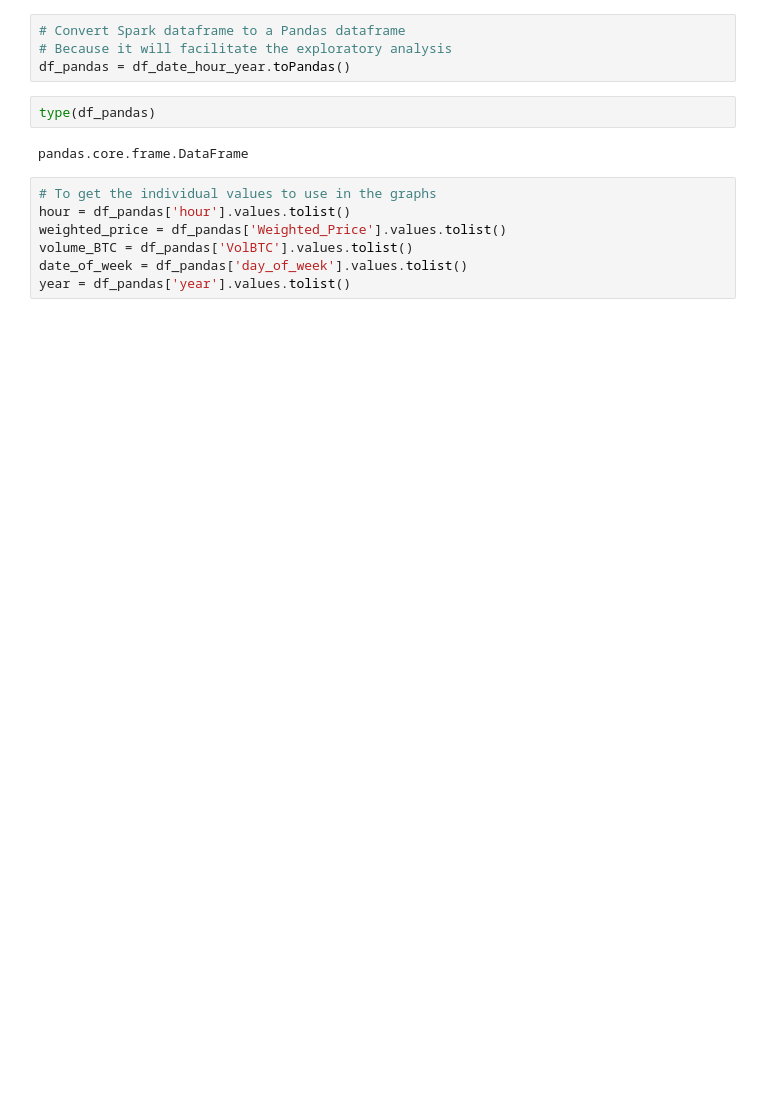
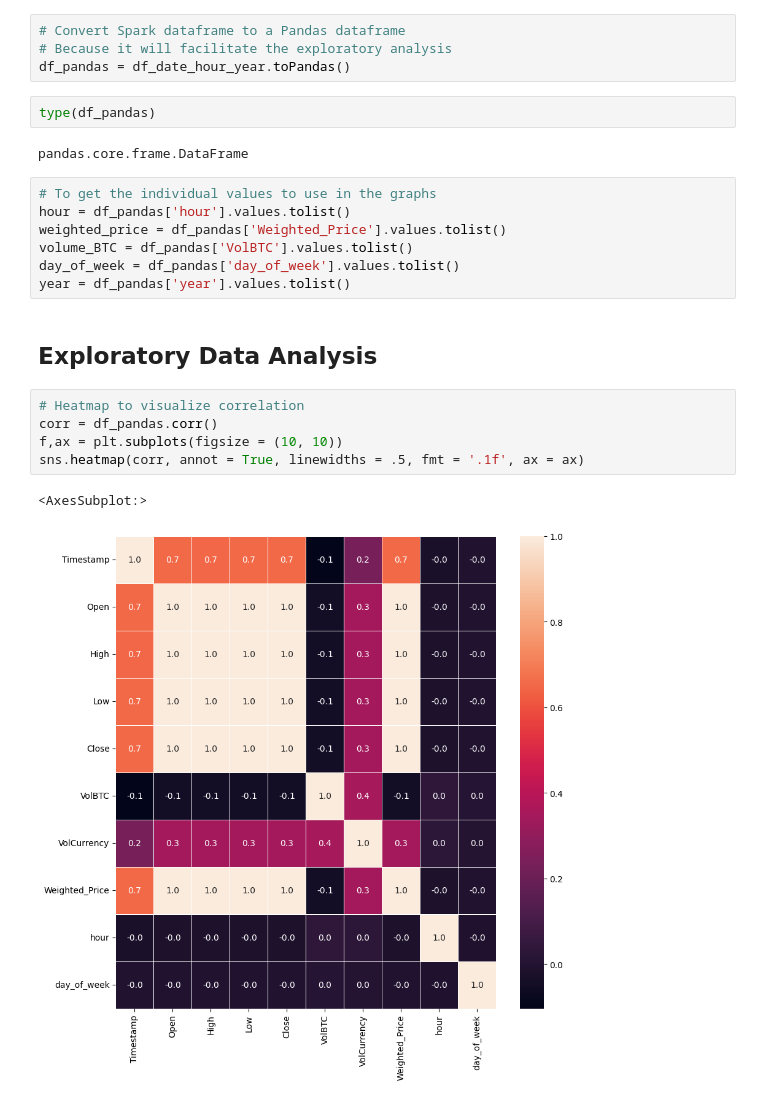
Before and after one commit to amorim-dev/DSA_Data-Science-Course, a Jupyter notebook: 2. big-data-real-time-analytics-with-python-and-spark/Ch11_data-processing-with-apache-spark/mini_project3.ipynb, the cells around one changed output. Cells and saved outputs as stored; diff of their text form; blank space fills up the shorter version.

Commit message:
MiniProject 3 - Exploratoty analysis and feature enginering

```diff
--- a/2. big-data-real-time-analytics-with-python-and-spark/Ch11_data-processing-with-apache-spark/mini_project3.ipynb
+++ b/2. big-data-real-time-analytics-with-python-and-spark/Ch11_data-processing-with-apache-spark/mini_project3.ipynb
@@ -403,5 +403,15 @@ pandas.core.frame.DataFrame
 hour = df_pandas['hour'].values.tolist()
 weighted_price = df_pandas['Weighted_Price'].values.tolist()
 volume_BTC = df_pandas['VolBTC'].values.tolist()
-date_of_week = df_pandas['day_of_week'].values.tolist()
+day_of_week = df_pandas['day_of_week'].values.tolist()
 year = df_pandas['year'].values.tolist()
+# %% [markdown]
+## Exploratory Data Analysis
+# %%
+# Heatmap to visualize correlation
+corr = df_pandas.corr()
+f,ax = plt.subplots(figsize = (10, 10))
+sns.heatmap(corr, annot = True, linewidths = .5, fmt = '.1f', ax = ax)
+# %% [output]
+<AxesSubplot:>
+[figure, added]
```
Also changed, not shown: parts of 18 cells of this notebook.
